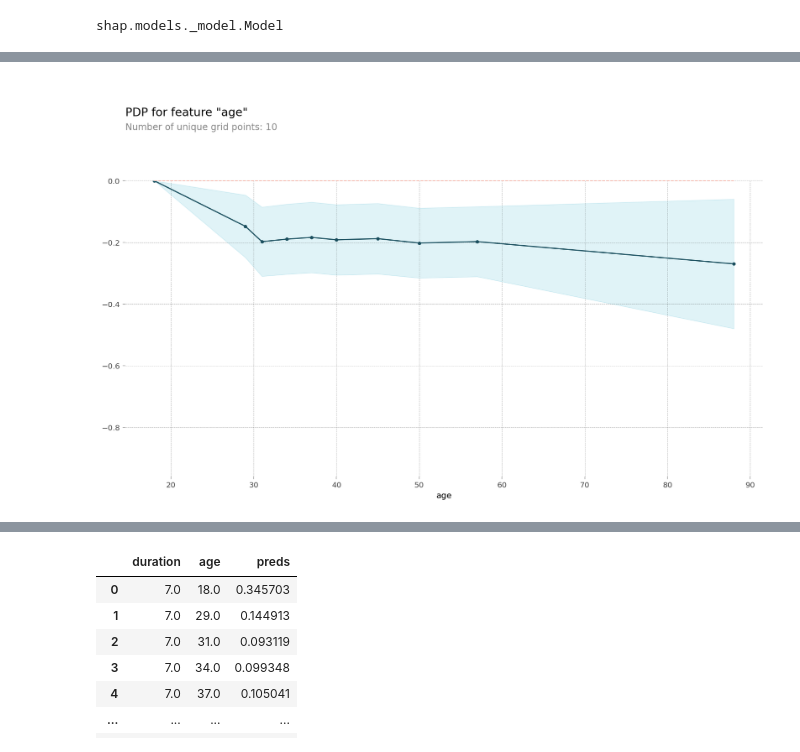
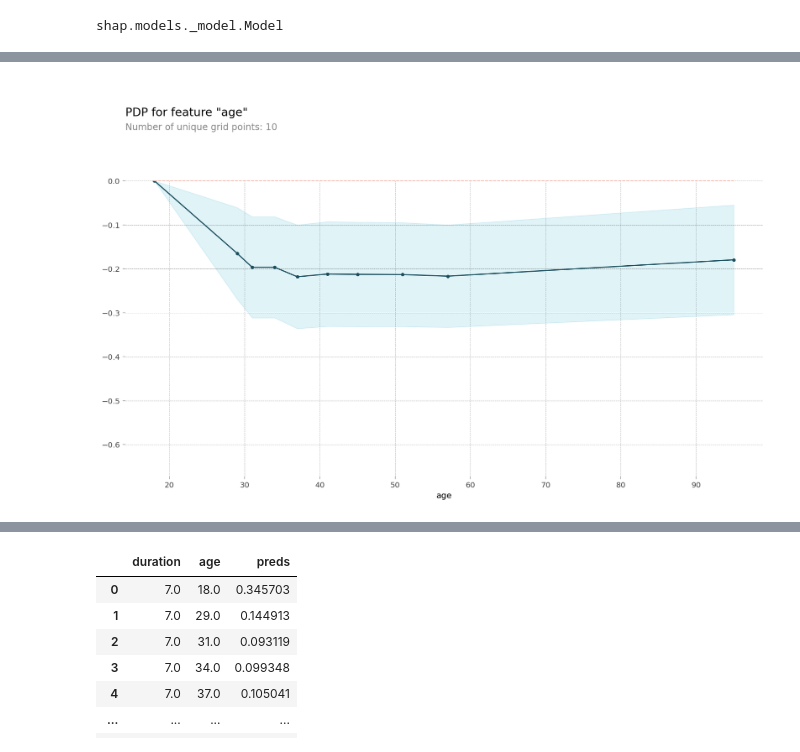
Before and after one commit to JunilMin/sec2_project, a Jupyter notebook: ai06_project2_민준일.ipynb, the cells around one changed output, grey strips where cells are left out. Drawn from its saved outputs; the diff is of its cells as text; code cells hidden in the pictures.

```diff
--- a/ai06_project2_민준일.ipynb
+++ b/ai06_project2_민준일.ipynb
@@ -334,7 +351,7 @@ dists = {
 clf = RandomizedSearchCV(
     pipe,
     param_distributions=dists,
-    n_iter=500,
+    n_iter=100,
     cv=3,
     scoring='neg_mean_absolute_error',
     verbose=1,
@@ -683,18 +697,17 @@ warnings.filterwarnings(action='ignore', category=FutureWarning, module='xgboost
 # %%
 plt.rcParams['figure.dpi'] = 144
 feature = 'age'
-
 isolated = pdp_isolate(
-    model=boosting,
-    dataset=X_val,
-    model_features=X_val.columns,
-    feature=features,
-    grid_type='percentile',
-    num_grid_points=10
-)
+        model=model,
+        dataset=X_train,
+        model_features=X_train.columns,
+        feature=feature,
+        grid_type='percentile',
+        num_grid_points=10
+    )
 pdp_plot(isolated, feature_name=feature);
 # %% [output]
-[figure, old version]
+[figure, new version]
 # %%
 plt.rcParams['figure.dpi'] = 144
 
```
Also changed, not shown: parts of 25 cells of this notebook.
